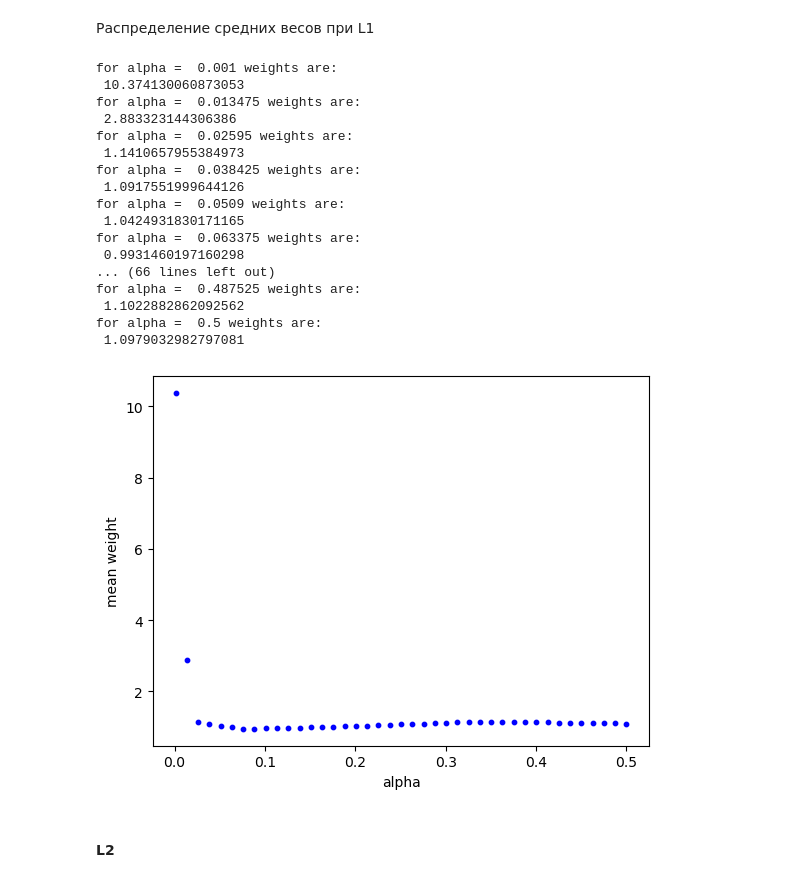
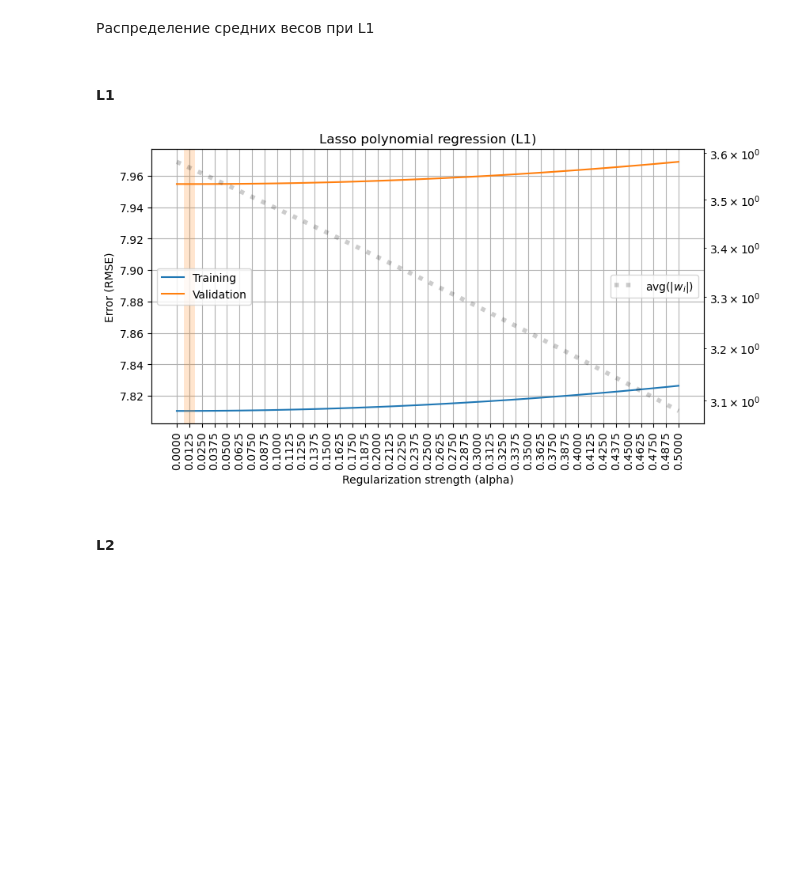
Before and after one commit to tshura/ml-intro-tasks-copy, a Jupyter notebook: 4_overfitting_regularization/overfitting_regularization.ipynb, the cells around one changed output. Drawn from its saved outputs; the diff is of its cells as text; code cells hidden in the pictures; blank space fills up the shorter version.

```diff
--- a/4_overfitting_regularization/overfitting_regularization.ipynb
+++ b/4_overfitting_regularization/overfitting_regularization.ipynb
@@ -444,30 +438,44 @@ ALPHAS = np.linspace(0.001, 0.5, 1 + 40)
 # %% [markdown]
 Распределение средних весов при L1
-# %%
-for a in ALPHAS:
-    l = Lasso(alpha=a, random_state=SEED, max_iter=50000).fit(x_t_dtrain, y_dtrain).coef_.mean()
-    print('for alpha = ', a, 'weights are:\n', l)
-    m = plt.scatter(x=a, y=l, s=10, color = 'b')
-    plt.xlabel('alpha')
-    plt.ylabel('mean weight')
-# %% [output]
-for alpha =  0.001 weights are:
- 10.374130060873053
-for alpha =  0.013475 weights are:
- 2.883323144306386
-for alpha =  0.02595 weights are:
- 1.1410657955384973
-for alpha =  0.038425 weights are:
- 1.0917551999644126
-for alpha =  0.0509 weights are:
- 1.0424931830171165
-for alpha =  0.063375 weights are:
- 0.9931460197160298
-... (66 lines left out)
-for alpha =  0.487525 weights are:
- 1.1022882862092562
-for alpha =  0.5 weights are:
- 1.0979032982797081
-[figure, removed]
+# %%
+ALPHAS = np.linspace(0, 0.5, 1 + 40)
+# %%
+def make_model(alpha=0, penalty=None):
+    if penalty == 'L1':
+        regressor = Lasso(alpha=alpha, random_state=SEED, max_iter=50000)
+    # ridge regression",
+    elif penalty == 'L2':
+        regressor = Ridge(alpha=alpha, random_state=SEED, max_iter=50000)
+
+
+    return Pipeline([
+        ('sca', StandardScaler()),
+        ('reg', regressor)
+    ])
+# %% [markdown]
+#### L1
+# %%
+rmse_train, rmse_valid, avg_coef = [], [], []
+for alpha in ALPHAS:
+    results = cross_validate(make_model(penalty='L1', alpha=alpha),
+                             X, y, cv=5,
+                             return_train_score=True,
+                             scoring='neg_root_mean_squared_error',
+                            return_estimator = True)
+    rmse_train.append(-np.mean(results['train_score']))
+    rmse_valid.append(-np.mean(results['test_score']))
+    avg_coef.append(
+            # average over CV folds
+            np.mean([
+                # mean absolute value of weights
+                np.mean(np.abs(model['reg'].coef_))
+                for model in results['estimator']
+            ]))
+plot_fitting_graph(ALPHAS, rmse_train, rmse_valid,
+                   xlabel='Regularization strength (alpha)', ylabel='Error (RMSE)',
+                   custom_metric=avg_coef, custom_label='avg(|$w_i$|)',
+                   title='Lasso polynomial regression (L1)')
+# %% [output]
+[figure, added]
 # %% [markdown]
 #### L2
```
Also changed, not shown: parts of 10 cells of this notebook.
